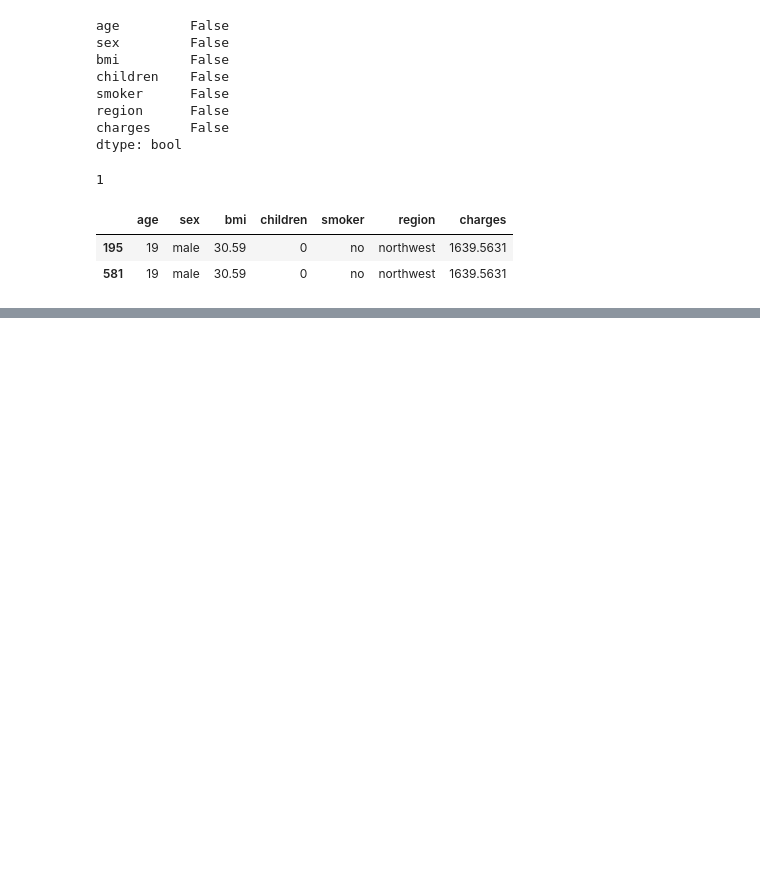
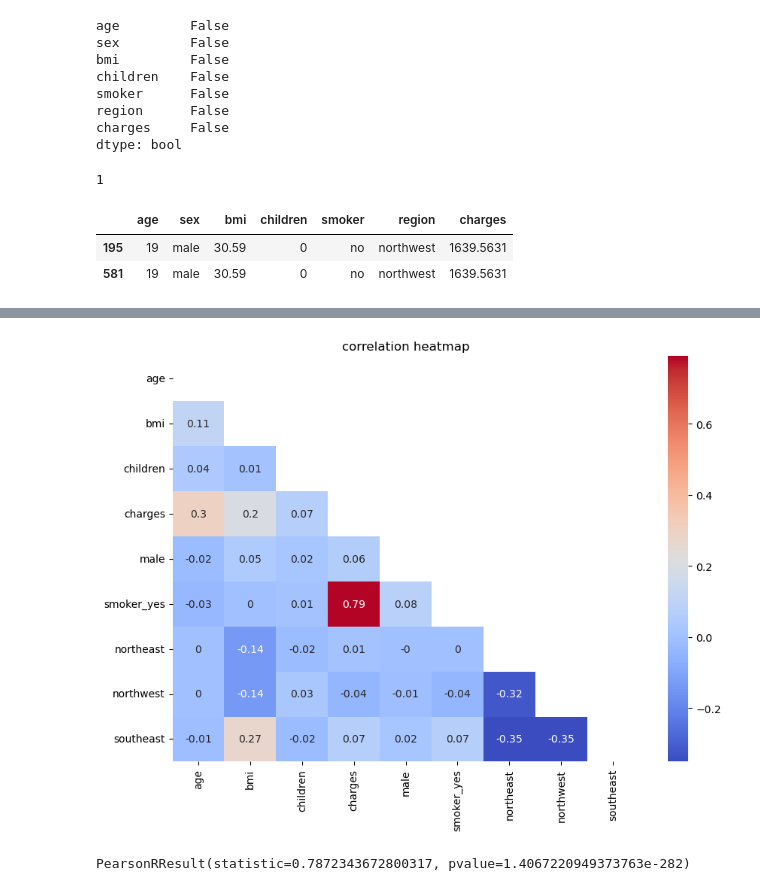
Before and after one commit to ntran119/data_projects, a Jupyter notebook: LinearRegression_PredictingMedicalCosts.ipynb, the cells around one changed output, grey strips where cells are left out. Cells and saved outputs as stored; diff of their text form; code cells hidden in the pictures; blank space fills up the shorter version.

```diff
--- a/LinearRegression_PredictingMedicalCosts.ipynb
+++ b/LinearRegression_PredictingMedicalCosts.ipynb
@@ -94,0 +128,3 @@ df[df.duplicated(keep = False)]
+# %%
+# Convert the sex column into a binary column using np.where(condition, true, false)
+df['male'] = np.where(df['sex'] == 'male', 1, 0)
@@ -94,0 +158,3 @@ df[df.duplicated(keep = False)]
+# %%
+df['smoker_yes'] = np.where(df['smoker'] == 'yes', 1, 0)
+df[['smoker', 'smoker_yes']].head(5)
@@ -94,0 +171,3 @@ df[df.duplicated(keep = False)]
+# %%
+# concat old df with a df of dummmy columns created from the region column
+df = pd.concat([df, pd.get_dummies(df['region'])], axis = 1)
@@ -94,0 +194,2 @@ df[df.duplicated(keep = False)]
+# %%
+df = df.drop(['sex', 'smoker', 'region', 'southwest'], axis=1)
@@ -94,0 +215,13 @@ df[df.duplicated(keep = False)]
+# %%
+plt.figure(figsize=(10,7))
+sns.heatmap(df.corr().round(2), annot = True, cmap = 'coolwarm', mask = np.triu(df.corr()) )
+plt.title('correlation heatmap')
+plt.show()
+# %% [output]
+[figure, added]
+# %%
+from scipy import stats
+# hypothesis test
+stats.pearsonr(df['smoker_yes'], df['charges'])
+# %% [output]
+PearsonRResult(statistic=0.7872343672800317, pvalue=1.4067220949373763e-282)
```
Also changed, not shown: parts of 25 cells of this notebook.
